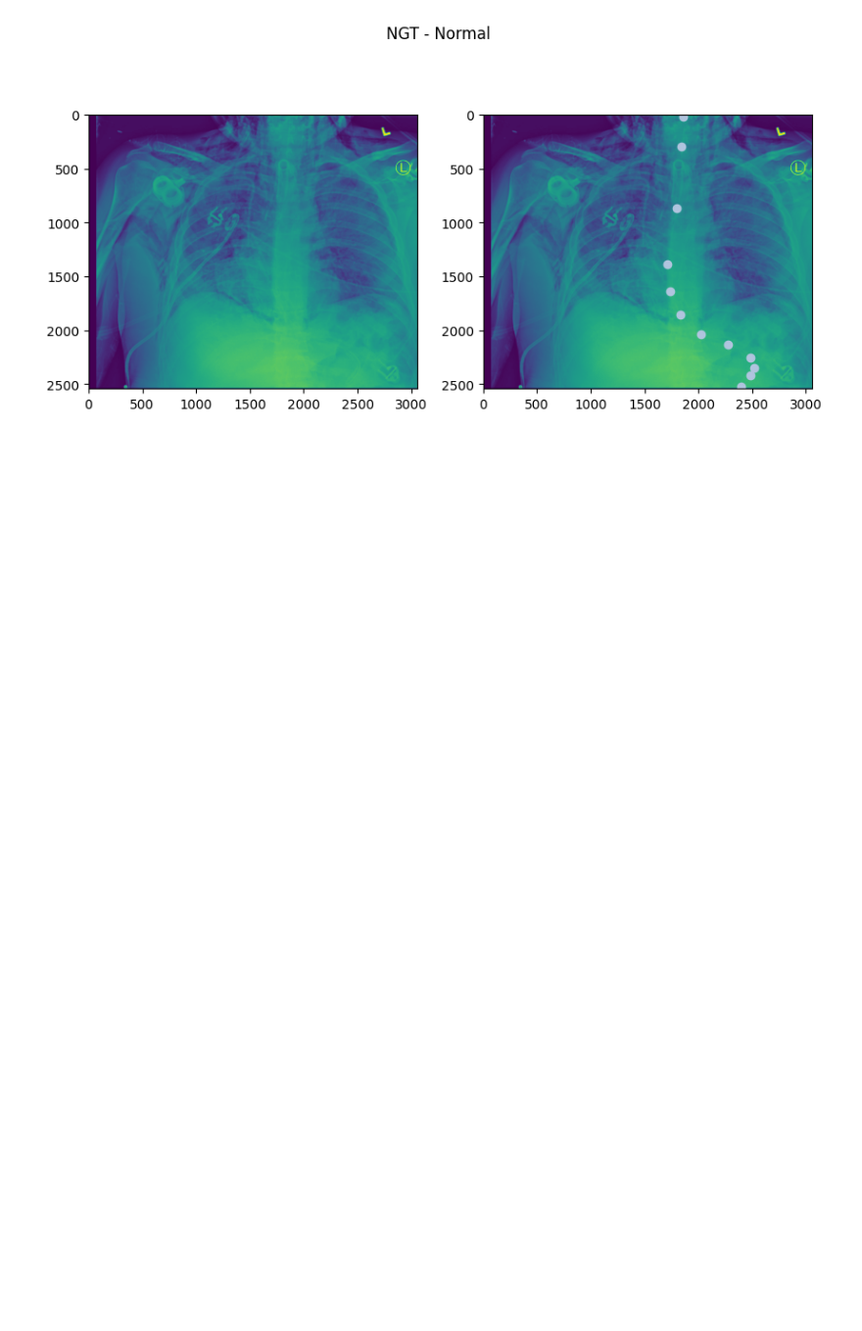
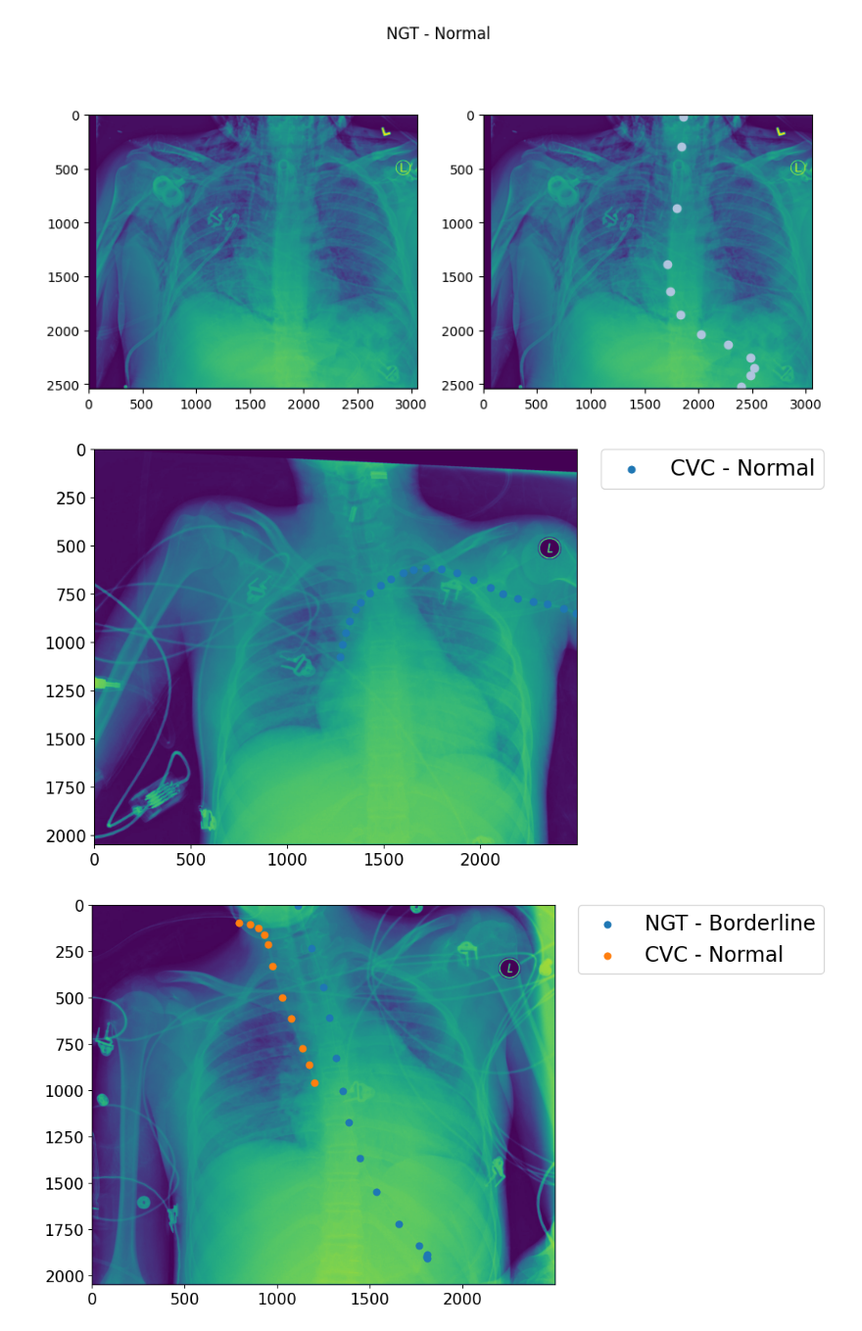
Before and after one commit to EmKelsall/ADS2002---Catheter-Placement-Project, a Jupyter notebook: dataAnalysis.ipynb, the cells around one changed output. Shown at 98% size. Cells and saved outputs as stored; diff of their text form; code cells hidden in the pictures; blank space fills up the shorter version.

Commit message:
join annotations and train dataset

```diff
--- a/dataAnalysis.ipynb
+++ b/dataAnalysis.ipynb
@@ -189,3 +235,47 @@ def plot_annotations(image_ind):
 plot_annotations(4)
 # %% [output]
 [figure]
+# %%
+# Function to make multiple annotations on 1 image
+
+def multiple_annotations(img_id):
+
+  plt.figure(figsize=(8,8))
+
+  image = Image.open("Data/train/" + img_id + ".jpg")
+  plt.imshow(image)
+
+  patient = annot.loc[annot["StudyInstanceUID"] == img_id]
+
+  if patient.shape[0]:
+    labels = patient['label'].values.tolist()
+    catheters = patient['data'].apply(ast.literal_eval).values.tolist()
+
+    for catheter, label in zip(catheters, labels):
+      catheter = np.asarray(catheter)
+      plt.scatter(catheter[:, 0], catheter[:,1], s=40, label=label)
+
+    plt.legend(bbox_to_anchor=(1.05, 1), loc=2, borderaxespad=0, prop={'size': 20})
+
+  plt.tick_params(axis="x", labelsize=15)
+  plt.tick_params(axis="y", labelsize=15)
+
+  plt.show()
+# %%
+# Function to find all the x-ray images for 1 patient
+
+def find_patient_files(patientID):
+  patient = trainWannot[trainWannot['PatientID'] == patientID]
+
+  images = patient['StudyInstanceUID'].tolist()
+  images = list(set(images))
+  return images
+# %%
+image_ids = find_patient_files('7459ad34f')
+
+
+for id in image_ids:
+  multiple_annotations(id)
+# %% [output]
+[figure, added]
+[figure, added]
```
Also changed, not shown: parts of 11 cells of this notebook.
